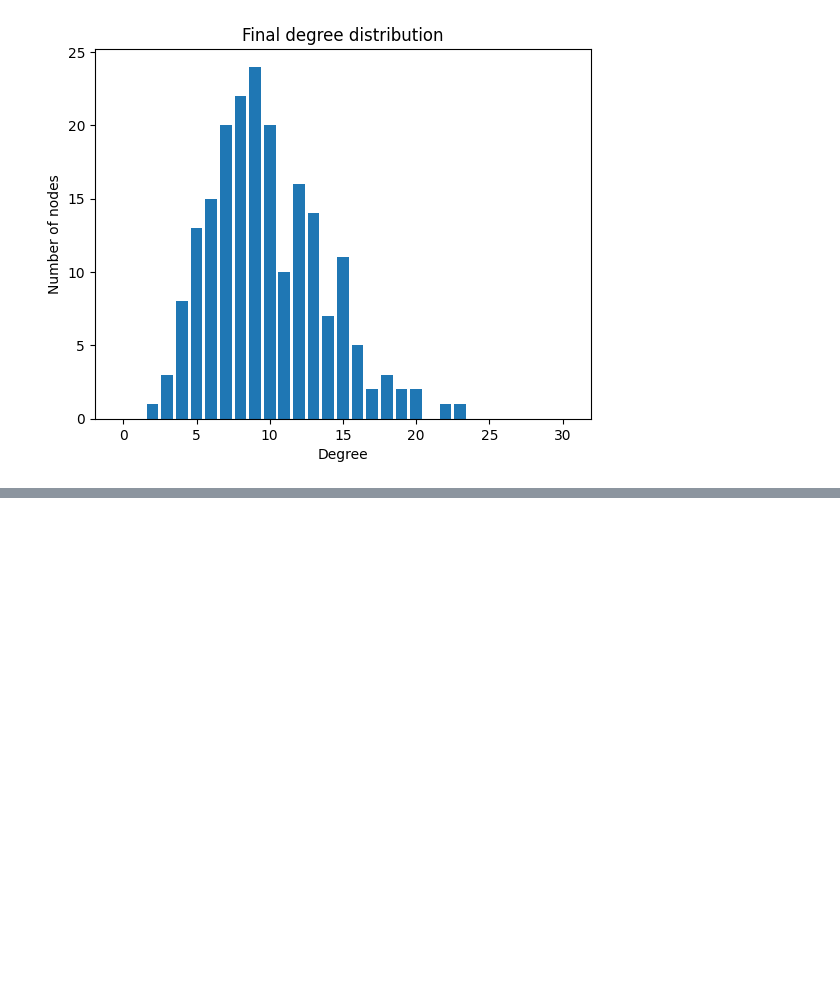
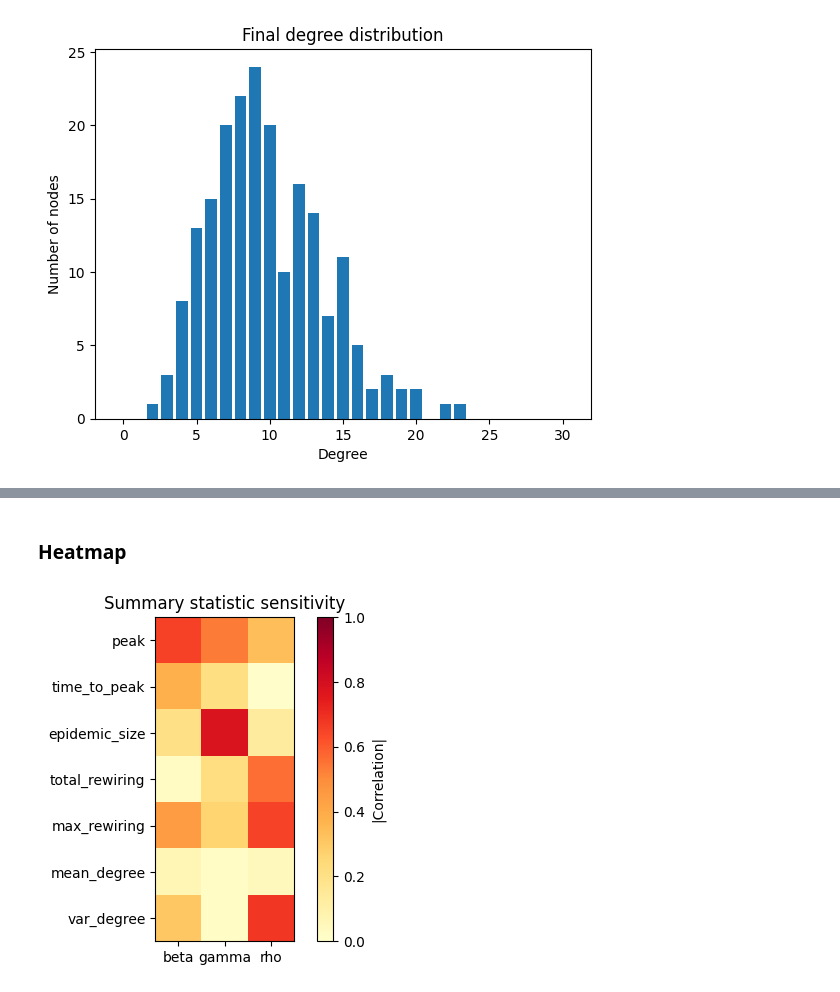
Before and after one commit to zyyy22/ST3247-Project, a Jupyter notebook: simulation.ipynb, the cells around one changed output, grey strips where cells are left out. Saved outputs shown, nothing was run; the diff lists cells and outputs as text; code cells hidden in the pictures; blank space fills up the shorter version.

Commit message:
added summary statstics

```diff
--- a/simulation.ipynb
+++ b/simulation.ipynb
@@ -63,0 +118,20 @@ plt.show()
+# %%
+rng2 = np.random.default_rng(0)
+N = 200  # number of random simulations
+
+params = []
+all_summaries = []
+
+for i in range(N):
+    beta  = rng2.uniform(0.05, 0.50)
+    gamma = rng2.uniform(0.02, 0.20)
+    rho   = rng2.uniform(0.00, 0.80)
+
+    inf, rew, deg = simulate(beta=beta, gamma=gamma, rho=rho, rng=rng2)
+    s = compute_summaries(inf, rew, deg)
+
+    params.append([beta, gamma, rho])
+    all_summaries.append(s)
+
+params = np.array(params)
+all_summaries = np.array(all_summaries)
@@ -63,0 +140,13 @@ plt.show()
+# %%
+param_names   = ['beta', 'gamma', 'rho']
+summary_names = ['peak', 'time_to_peak', 'epidemic_size',
+                 'total_rewiring', 'max_rewiring', 'mean_degree', 'var_degree']
+
+corr_matrix = np.zeros((len(summary_names), len(param_names)))
+
+for i in range(len(summary_names)):
+    for j in range(len(param_names)):
+        corr_matrix[i, j] = np.corrcoef(all_summaries[:, i], params[:, j])[0, 1]
+
+df = pd.DataFrame(corr_matrix, index=summary_names, columns=param_names)
+print(df.round(3))
@@ -63,0 +162,15 @@ plt.show()
+# %% [markdown]
+### Heatmap
+# %%
+import matplotlib.pyplot as plt
+
+fig, ax = plt.subplots(figsize=(5, 4))
+im = ax.imshow(np.abs(corr_matrix), vmin=0, vmax=1, cmap='YlOrRd')
+ax.set_xticks(range(3));  ax.set_xticklabels(param_names)
+ax.set_yticks(range(7));  ax.set_yticklabels(summary_names)
+plt.colorbar(im, ax=ax, label='|Correlation|')
+ax.set_title("Summary statistic sensitivity")
+plt.tight_layout()
+plt.show()
+# %% [output]
+[figure, added]
```
Also changed, not shown: parts of 8 cells of this notebook.
